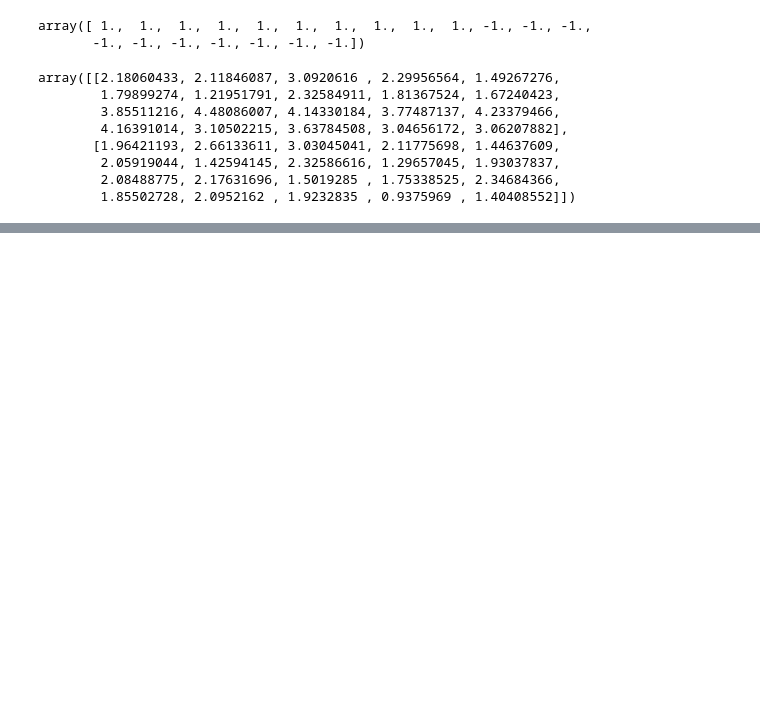
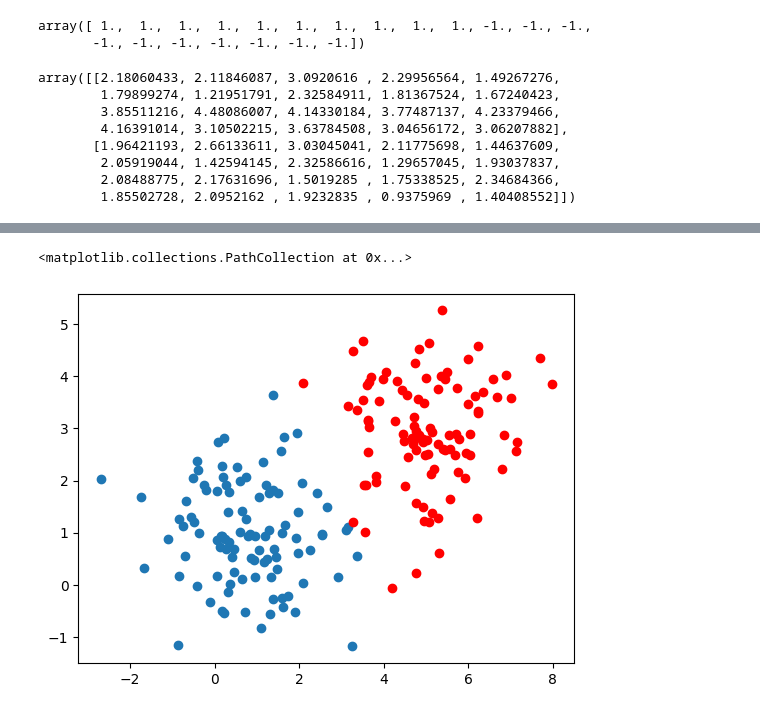
Before and after one commit to nguynlb/DataScience, a Jupyter notebook: MachineLearning/SVM/SVM.ipynb, the cells around one changed output, grey strips where cells are left out. Drawn from its saved outputs; the diff is of its cells as text; code cells hidden in the pictures; blank space fills up the shorter version.

```diff
--- a/MachineLearning/SVM/SVM.ipynb
+++ b/MachineLearning/SVM/SVM.ipynb
@@ -291,0 +375,11 @@ visualize_svm(X, y, clf, title = "123")
+# %%
+center = [[1,1], [5,3]]
+std = [[1, 0], [0, 1]]
+
+X = np.random.multivariate_normal(center[0], std, 100)
+plt.scatter(X[:, 0], X[:, 1])
+Y = np.random.multivariate_normal(center[1], std, 100)
+plt.scatter(Y[:, 0], Y[:, 1], c = 'r')
+# %% [output]
+<matplotlib.collections.PathCollection at 0x...>
+[figure, added]
```
Also changed, not shown: parts of 40 cells of this notebook, 1 other file.
